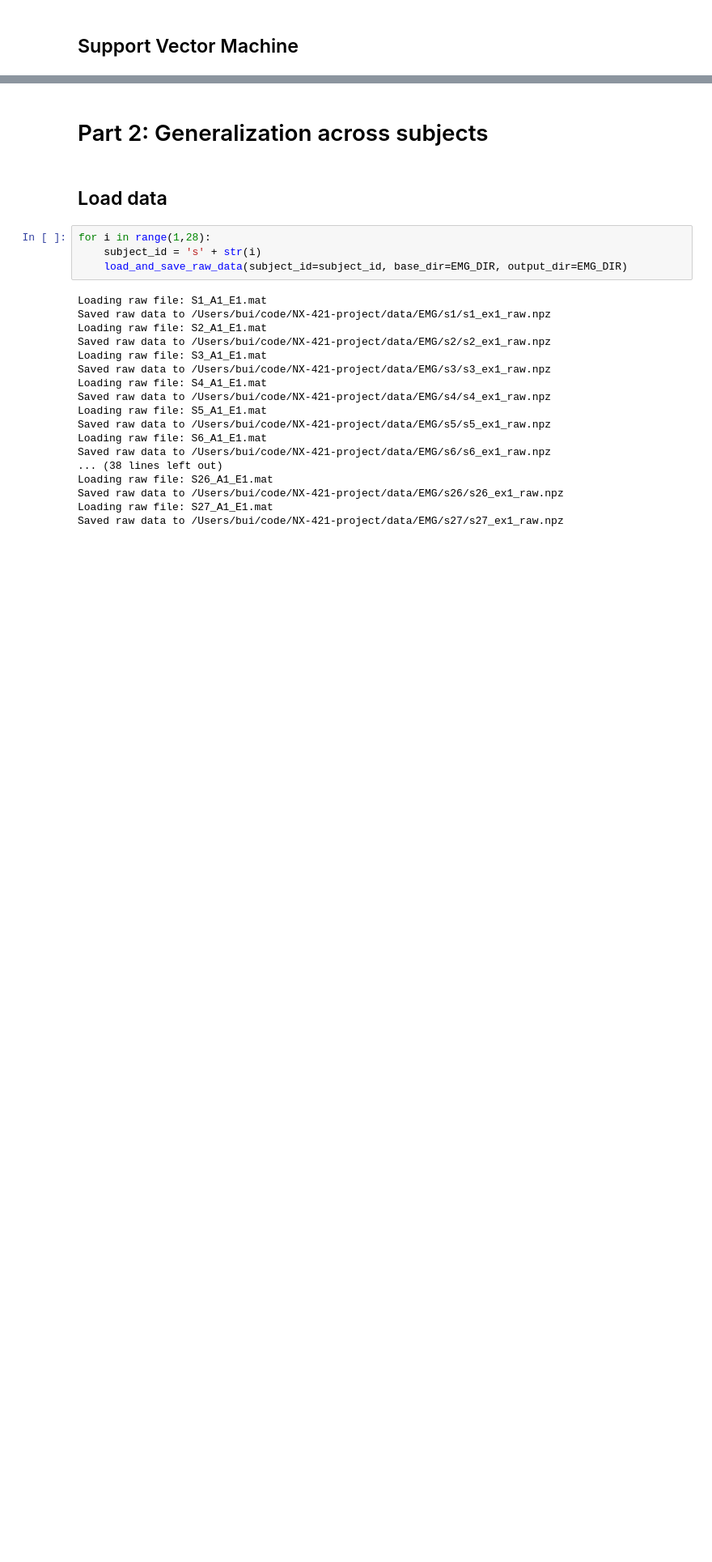
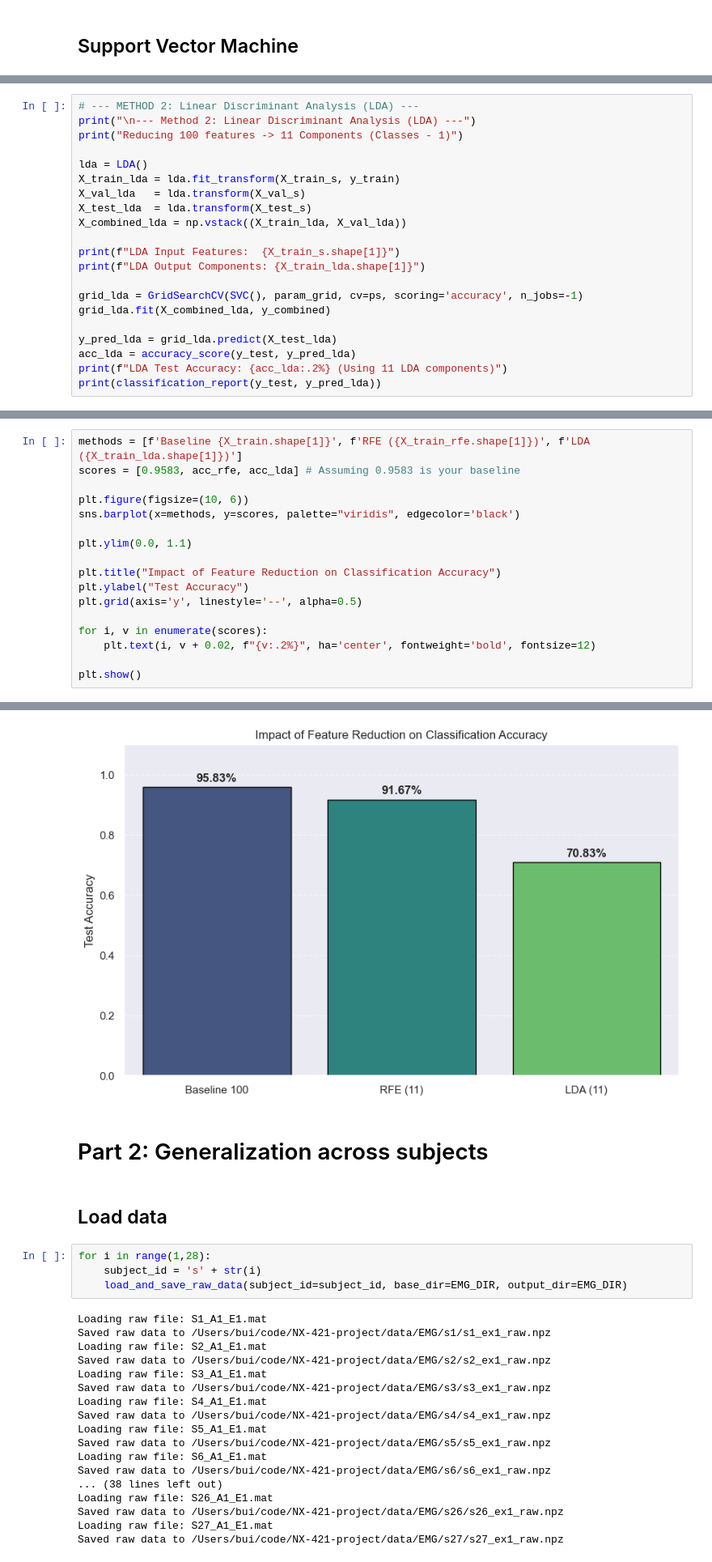
Before and after one commit to spbui00/NX-421-project, a Jupyter notebook: project_2.ipynb, the cells around one changed output, grey strips where cells are left out. Shown at 81% size. Saved outputs shown, nothing was run; the diff lists cells and outputs as text; blank space fills up the shorter version.

```diff
--- a/project_2.ipynb
+++ b/project_2.ipynb
@@ -621,0 +699,21 @@ FINAL TEST ACCURACY: 95.83%
+# %%
+# --- METHOD 2: Linear Discriminant Analysis (LDA) ---
+print("\n--- Method 2: Linear Discriminant Analysis (LDA) ---")
+print("Reducing 100 features -> 11 Components (Classes - 1)")
+
+lda = LDA()
+X_train_lda = lda.fit_transform(X_train_s, y_train)
+X_val_lda   = lda.transform(X_val_s)
+X_test_lda  = lda.transform(X_test_s)
+X_combined_lda = np.vstack((X_train_lda, X_val_lda))
+
+print(f"LDA Input Features:  {X_train_s.shape[1]}")
+print(f"LDA Output Components: {X_train_lda.shape[1]}")
+
+grid_lda = GridSearchCV(SVC(), param_grid, cv=ps, scoring='accuracy', n_jobs=-1)
+grid_lda.fit(X_combined_lda, y_combined)
+
+y_pred_lda = grid_lda.predict(X_test_lda)
+acc_lda = accuracy_score(y_test, y_pred_lda)
+print(f"LDA Test Accuracy: {acc_lda:.2%} (Using 11 LDA components)")
+print(classification_report(y_test, y_pred_lda))
@@ -621,0 +738,18 @@ FINAL TEST ACCURACY: 95.83%
+# %%
+methods = [f'Baseline {X_train.shape[1]}', f'RFE ({X_train_rfe.shape[1]})', f'LDA ({X_train_lda.shape[1]})']
+scores = [0.9583, acc_rfe, acc_lda] # Assuming 0.9583 is your baseline
+
+plt.figure(figsize=(10, 6))
+sns.barplot(x=methods, y=scores, palette="viridis", edgecolor='black')
+
+plt.ylim(0.0, 1.1)
+
+plt.title("Impact of Feature Reduction on Classification Accuracy")
+plt.ylabel("Test Accuracy")
+plt.grid(axis='y', linestyle='--', alpha=0.5)
+
+for i, v in enumerate(scores):
+    plt.text(i, v + 0.02, f"{v:.2%}", ha='center', fontweight='bold', fontsize=12)
+
+plt.show()
+# %% [output]
@@ -622,3 +759,4 @@ FINAL TEST ACCURACY: 95.83%
+[figure, added]
 # %% [markdown]
 # Part 2: Generalization across subjects
 # %% [markdown]
```
Also changed, not shown: parts of 8 cells of this notebook.
